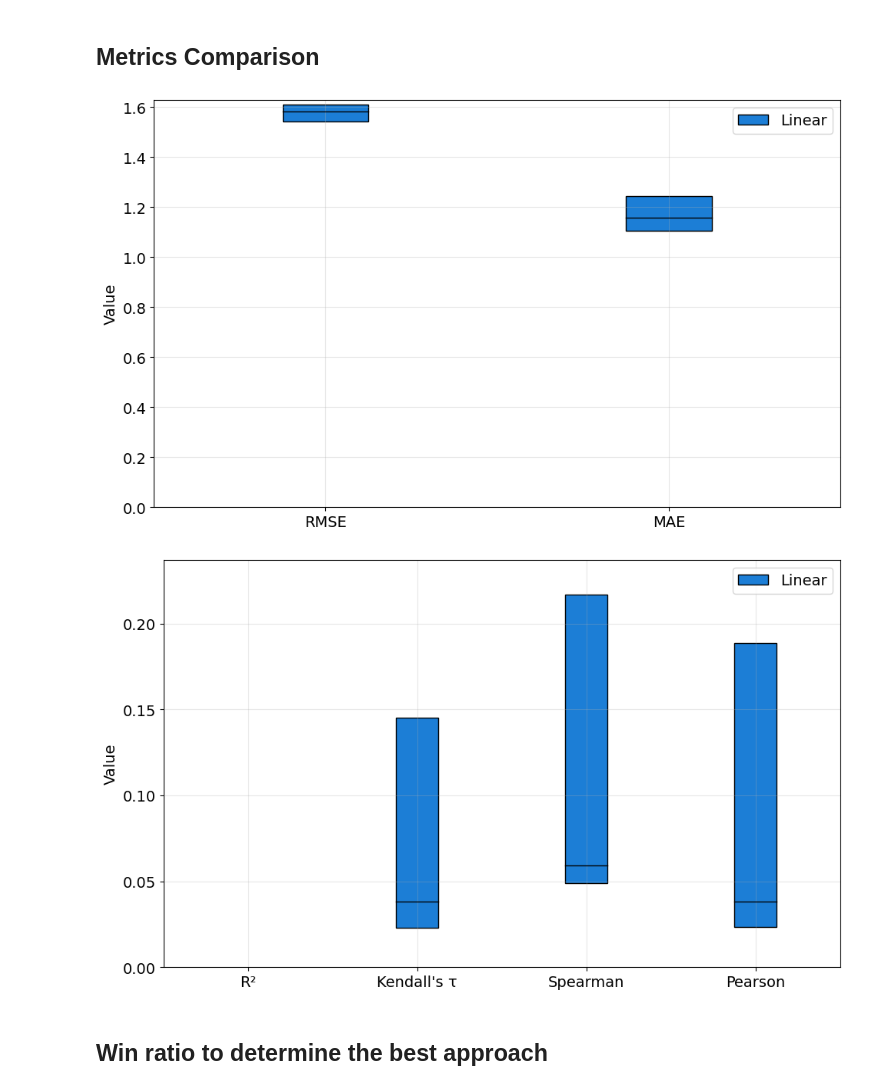
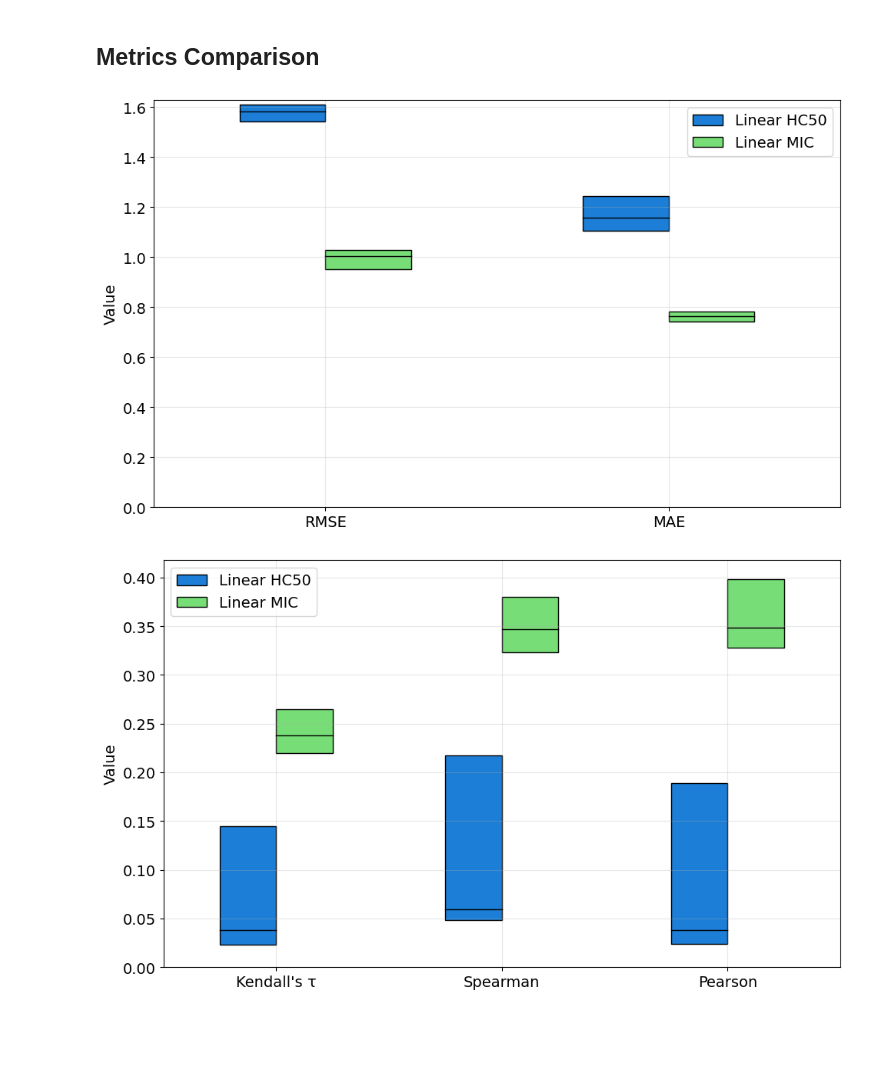
Before and after one commit to anthol42/QMAP, a Jupyter notebook: eval_prev_works/full_hemolytic.ipynb, the cells around one changed output. Cells and saved outputs as stored; diff of their text form; code cells hidden in the pictures; blank space fills up the shorter version.

Commit message:
Feat(Added new experiments and figures for revision)

```diff
--- a/eval_prev_works/full_hemolytic.ipynb
+++ b/eval_prev_works/full_hemolytic.ipynb
@@ -12,7 +12,8 @@ plt.rcParams.update({'font.size': 14})
 if not os.path.exists('figs'):
     os.makedirs('figs')
 # %%
-linear = pd.read_csv('HemoLinear/results/full.csv', index_col=0)
+linear_hc50 = pd.read_csv('HemoLinear/results/full.csv', index_col=0)
+linear_mic = pd.read_csv('Linear/results/full.csv', index_col=0)
 # %%
 def get_values(df, metric):
     """
@@ -38,10 +39,11 @@ def plot_all_metrics(metrics, alias: list[str] = None):
     y_min = float('inf')
     y_max = float('-inf')
     for offset, metric in enumerate(metrics):
-        linear_measures = get_values(linear, metric)
+        linear_hc50_measures = get_values(linear_hc50, metric)
+        linear_mic_measures = get_values(linear_mic, metric)
 
-        categories = ['Linear']
-        all_measures = [linear_measures]
+        categories = ['Linear HC50', 'Linear MIC']
+        all_measures = [linear_hc50_measures, linear_mic_measures]
 
         box_width = 0.25
         gap = (1 - len(categories) * box_width) / 2
@@ -84,12 +86,10 @@ plot_all_metrics(["rmse", 'mae'], ["RMSE", "MAE"])
 plt.savefig('figs/hemo_loss_60.svg')
 plt.savefig('figs/hemo_loss_60.pdf')
 # %% [output]
-[figure, old version]
+[figure, new version]
 # %%
-plot_all_metrics(['r2', 'kendalls_tau', 'spearman', 'pearson'], ["R²", "Kendall's τ", "Spearman", "Pearson"])
+plot_all_metrics(['kendalls_tau', 'spearman', 'pearson'], ["Kendall's τ", "Spearman", "Pearson"])
 plt.savefig('figs/hemo_corr_60.svg')
 plt.savefig('figs/hemo_corr_60.pdf')
 # %% [output]
-[figure, old version]
+[figure, new version]
-# %% [markdown]
-## Win ratio to determine the best approach
```
Also changed, not shown: parts of 3 cells of this notebook, 33 other files.
